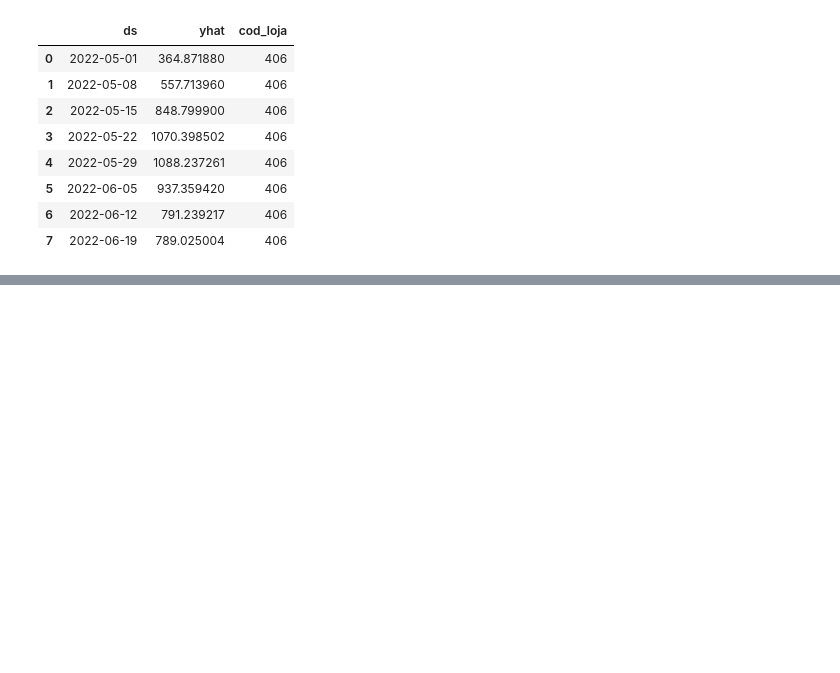
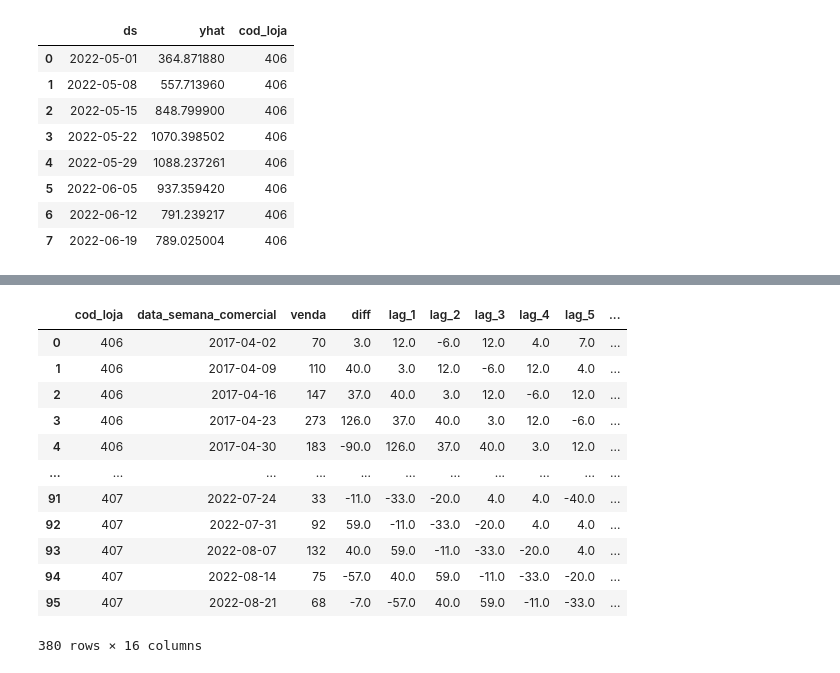
Before and after one commit to beylouni/Renner-ML, a Jupyter notebook: web.ipynb, the cells around one changed output, grey strips where cells are left out. Drawn from its saved outputs; the diff is of its cells as text; code cells hidden in the pictures; blank space fills up the shorter version.

```diff
--- a/web.ipynb
+++ b/web.ipynb
@@ -163,0 +190,2 @@ df_concatenated.to_csv('results/web/web_forecasting_prophet.csv', index=False, s
+# %%
+df['data_semana_comercial'] = pd.to_datetime(df['data_semana_comercial'])
@@ -163,0 +207,49 @@ df_concatenated.to_csv('results/web/web_forecasting_prophet.csv', index=False, s
+# %%
+#create a new dataframe to model the difference
+df_diff_406 = df[df.cod_loja == 406].copy()
+df_diff_407 = df[df.cod_loja == 407].copy()
+
+#add previous sales to the next row
+df_diff_406['prev_sales'] = df_diff_406['venda'].shift(1)
+df_diff_407['prev_sales'] = df_diff_407['venda'].shift(1)
+
+#drop the null values and calculate the difference
+df_diff_406 = df_diff_406.dropna()
+df_diff_406['diff'] = (df_diff_406['venda'] - df_diff_406['prev_sales'])
+df_diff_407 = df_diff_407.dropna()
+df_diff_407['diff'] = (df_diff_407['venda'] - df_diff_407['prev_sales'])
+
+#drop the prev_sales column and create the lag features
+df_diff_406 = df_diff_406.drop(['prev_sales'], axis=1)
+for inc in range(1,13):
+    field_name = 'lag_' + str(inc)
+    df_diff_406[field_name] = df_diff_406['diff'].shift(inc)
+#drop null values
+df_diff_406 = df_diff_406.dropna().reset_index(drop=True)
+
+#drop the prev_sales column and create the lag features
+df_diff_407 = df_diff_407.drop(['prev_sales'], axis=1)
+for inc in range(1,13):
+    field_name = 'lag_' + str(inc)
+    df_diff_407[field_name] = df_diff_407['diff'].shift(inc)
+#drop null values
+df_diff_407 = df_diff_407.dropna().reset_index(drop=True)
+# %%
+#concatenate the original dataframe with the new difference and lags dataframe
+df_supervised  = pd.concat([df_diff_406, df_diff_407])
+# %%
+df_supervised
+# %% [output]
+|  | cod_loja | data_semana_comercial | venda | diff | lag_1 | lag_2 | lag_3 | lag_4 | lag_5 | ... |
+| 0 | 406 | 2017-04-02 | 70 | 3.0 | 12.0 | -6.0 | 12.0 | 4.0 | 7.0 | ... |
+| 1 | 406 | 2017-04-09 | 110 | 40.0 | 3.0 | 12.0 | -6.0 | 12.0 | 4.0 | ... |
+| 2 | 406 | 2017-04-16 | 147 | 37.0 | 40.0 | 3.0 | 12.0 | -6.0 | 12.0 | ... |
+| 3 | 406 | 2017-04-23 | 273 | 126.0 | 37.0 | 40.0 | 3.0 | 12.0 | -6.0 | ... |
+| 4 | 406 | 2017-04-30 | 183 | -90.0 | 126.0 | 37.0 | 40.0 | 3.0 | 12.0 | ... |
+| ... | ... | ... | ... | ... | ... | ... | ... | ... | ... | ... |
+| 91 | 407 | 2022-07-24 | 33 | -11.0 | -33.0 | -20.0 | 4.0 | 4.0 | -40.0 | ... |
+| 92 | 407 | 2022-07-31 | 92 | 59.0 | -11.0 | -33.0 | -20.0 | 4.0 | 4.0 | ... |
+| 93 | 407 | 2022-08-07 | 132 | 40.0 | 59.0 | -11.0 | -33.0 | -20.0 | 4.0 | ... |
+| 94 | 407 | 2022-08-14 | 75 | -57.0 | 40.0 | 59.0 | -11.0 | -33.0 | -20.0 | ... |
+| 95 | 407 | 2022-08-21 | 68 | -7.0 | -57.0 | 40.0 | 59.0 | -11.0 | -33.0 | ... |
+380 rows × 16 columns
```
Also changed, not shown: parts of 25 cells of this notebook, 1 other file.
